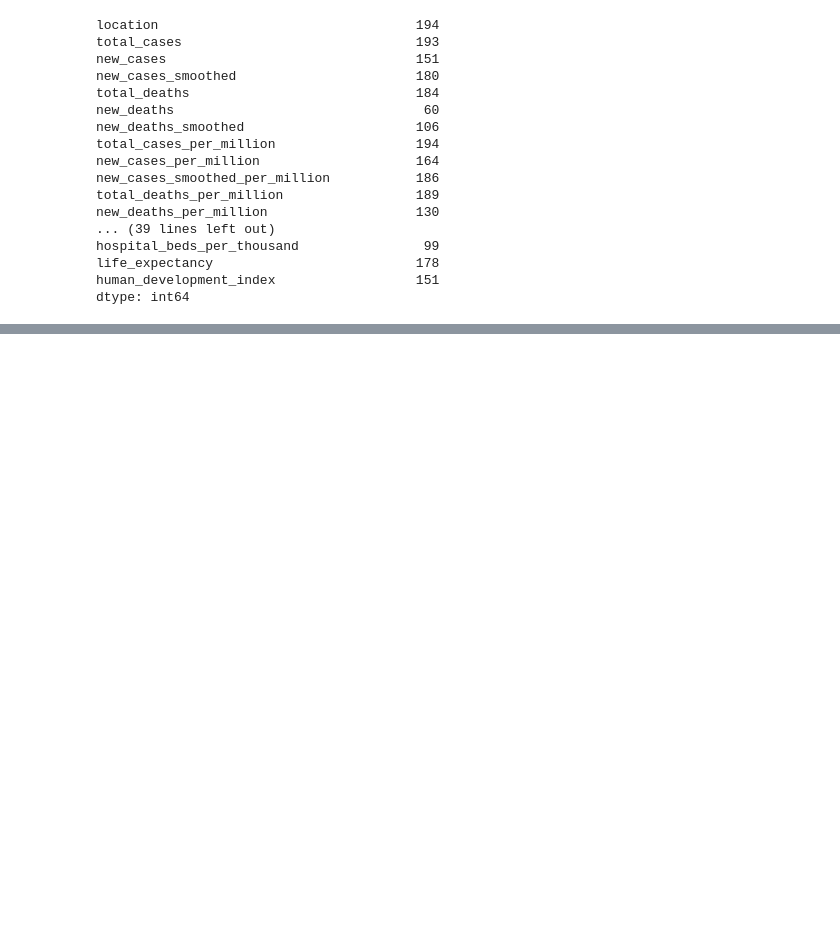
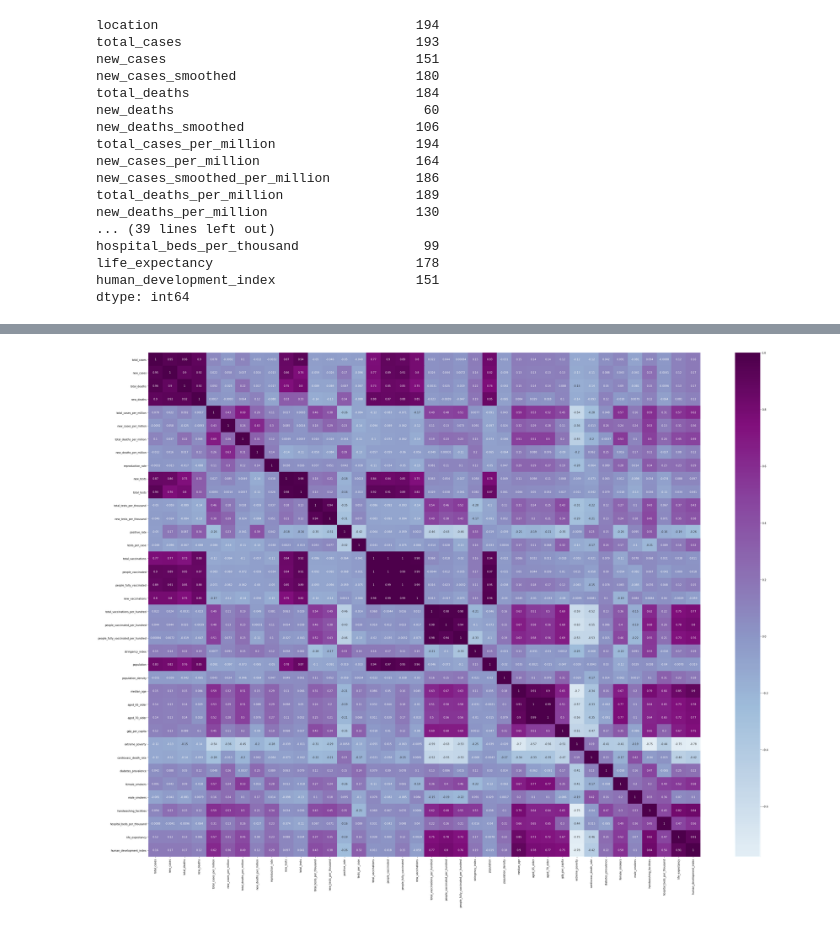
Before and after one commit to bazibuhejm/covid-19_data-set-Group-IV, a Jupyter notebook: owid_covid_data_clean.ipynb, the cells around one changed output, grey strips where cells are left out. Drawn from its saved outputs; the diff is of its cells as text; code cells hidden in the pictures; blank space fills up the shorter version.

```diff
--- a/owid_covid_data_clean.ipynb
+++ b/owid_covid_data_clean.ipynb
@@ -327,0 +308,6 @@ dtype: int64
+# %%
+# Drop unecessary columns
+filtered_df.drop(['new_cases_smoothed','new_deaths_smoothed','new_cases_smoothed_per_million','new_deaths_smoothed_per_million'
+                 , 'new_tests_smoothed','new_tests_smoothed_per_thousand','total_boosters','new_vaccinations_smoothed'
+                 , 'total_boosters_per_hundred','new_vaccinations_smoothed_per_million'],axis=1, inplace=True)
+filtered_df
@@ -327,0 +352,5 @@ dtype: int64
+# %%
+# Drop more unecessary columns
+filtered_df.drop(['icu_patients','icu_patients_per_million','hosp_patients','hosp_patients_per_million'
+                 ,'tests_units',],axis=1, inplace=True)
+filtered_df
@@ -328,2 +395,11 @@ dtype: int64
 # %%
 filtered_df.to_csv("owid-covid-data_filtered.csv")
+# %%
+import seaborn as sns
+import matplotlib.pyplot as plt
+# Displaying dataframe as an heatmap
+fig, ax = plt.subplots(figsize=(48,36))
+sns.heatmap(filtered_df.corr(), center=0, cmap='BuPu', annot=True)
+plt.savefig('covid_filtered.png')
+# %% [output]
+[figure, added]
```
Also changed, not shown: parts of 14 cells of this notebook.
